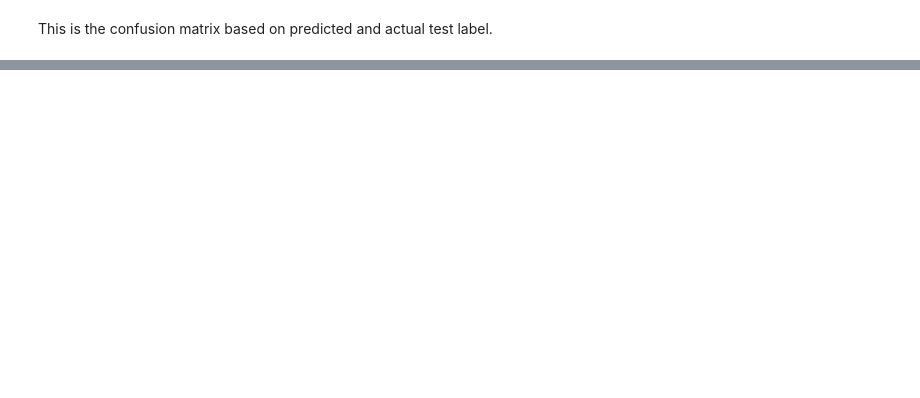
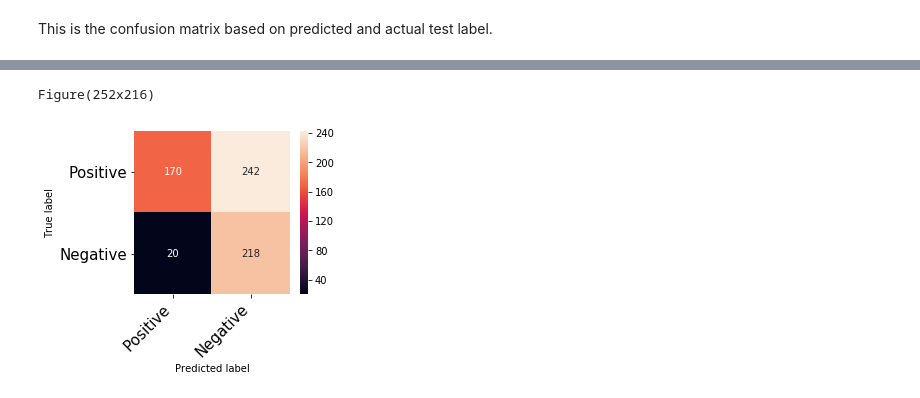
Before and after one commit to lppier/Sentiment_Mining_on_Yelp_Reviews, a Jupyter notebook: Yelp_Sentiment_Mining_using_RNN_(LSTM).ipynb, the cells around one changed output, grey strips where cells are left out. Saved outputs shown, nothing was run; the diff lists cells and outputs as text; code cells hidden in the pictures; blank space fills up the shorter version.

```diff
--- a/Yelp_Sentiment_Mining_using_RNN_(LSTM).ipynb
+++ b/Yelp_Sentiment_Mining_using_RNN_(LSTM).ipynb
@@ -281,9 +283,9 @@ As before, we create the iterators.
 # %%
 BATCH_SIZE = 64
 
-train_iterator, valid_iterator, test_iterator, test_indian_iterator, \
+train_merged_iterator, train_iterator, valid_iterator, test_iterator, test_indian_iterator, \
 test_chinese_iterator, test_japanese_iterator, test_french_iterator = data.BucketIterator.splits(
-    (train_data, valid_data, test_data, test_indian_data,
+    (train_merged_data, train_data, valid_data, test_data, test_indian_data,
      test_chinese_data, test_japanese_data, test_french_data),
     batch_size=BATCH_SIZE,
     sort_key=lambda x: len(x.text),
@@ -699,0 +687,7 @@ Test Chinese Loss: 0.851, Test Chinese Acc: 80.43%
+# %%
+test_chinese_predicted_labels, test_chinese_actual_labels = predict(model, test_chinese_iterator)
+cmCN = confusion_matrix(test_chinese_actual_labels, test_chinese_predicted_labels)
+print(print_confusion_matrix(cmCN, class_names=classes))
+# %% [output]
+Figure(252x216)
+[figure, added]
```
Also changed, not shown: parts of 45 cells of this notebook, 2 other files.
